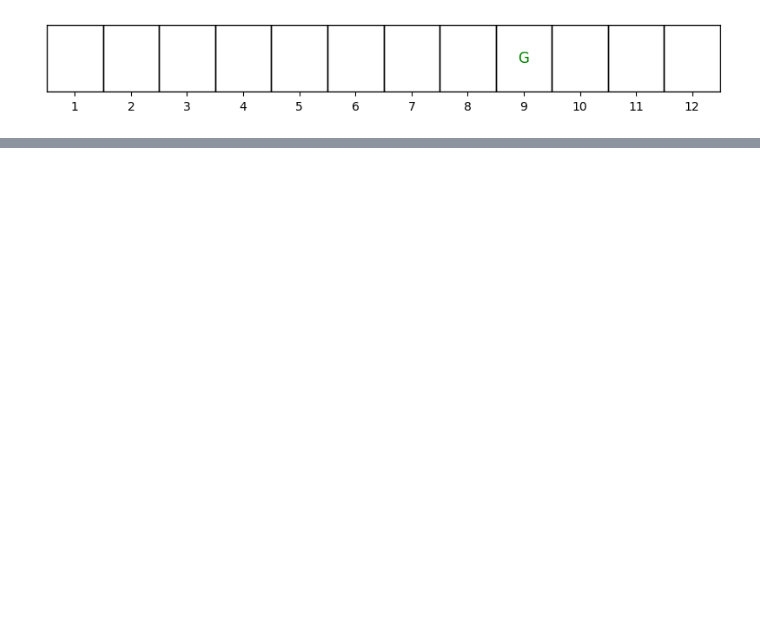
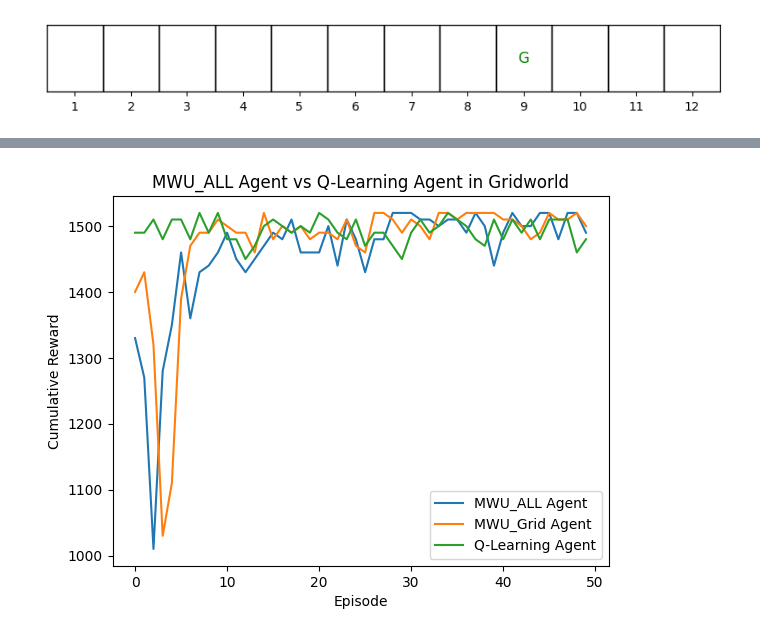
Before and after one commit to mk314k/MWU_RL, a Jupyter notebook: exp_1d_env.ipynb, the cells around one changed output, grey strips where cells are left out. Cells and saved outputs as stored; diff of their text form; code cells hidden in the pictures; blank space fills up the shorter version.

```diff
--- a/exp_1d_env.ipynb
+++ b/exp_1d_env.ipynb
@@ -89,3 +84,14 @@ array([2.47033e-323, 2.47033e-323, 2.47033e-323, ..., 1.71875e-002,
+# %%
+plt.plot(all_eval[6:56], label='MWU_ALL Agent')
+plt.plot(grid_eval[6:56], label='MWU_Grid Agent')
+plt.plot(Qeval[6:56], label='Q-Learning Agent')
+plt.xlabel('Episode')
+plt.ylabel('Cumulative Reward')
+plt.legend()
+plt.title('MWU_ALL Agent vs Q-Learning Agent in Gridworld')
+plt.show()
+# %% [output]
+[figure, added]
 # %%
 mwu_grid.policy_weights
 # %% [output]
```
Also changed, not shown: parts of 9 cells of this notebook, 12 other files.
